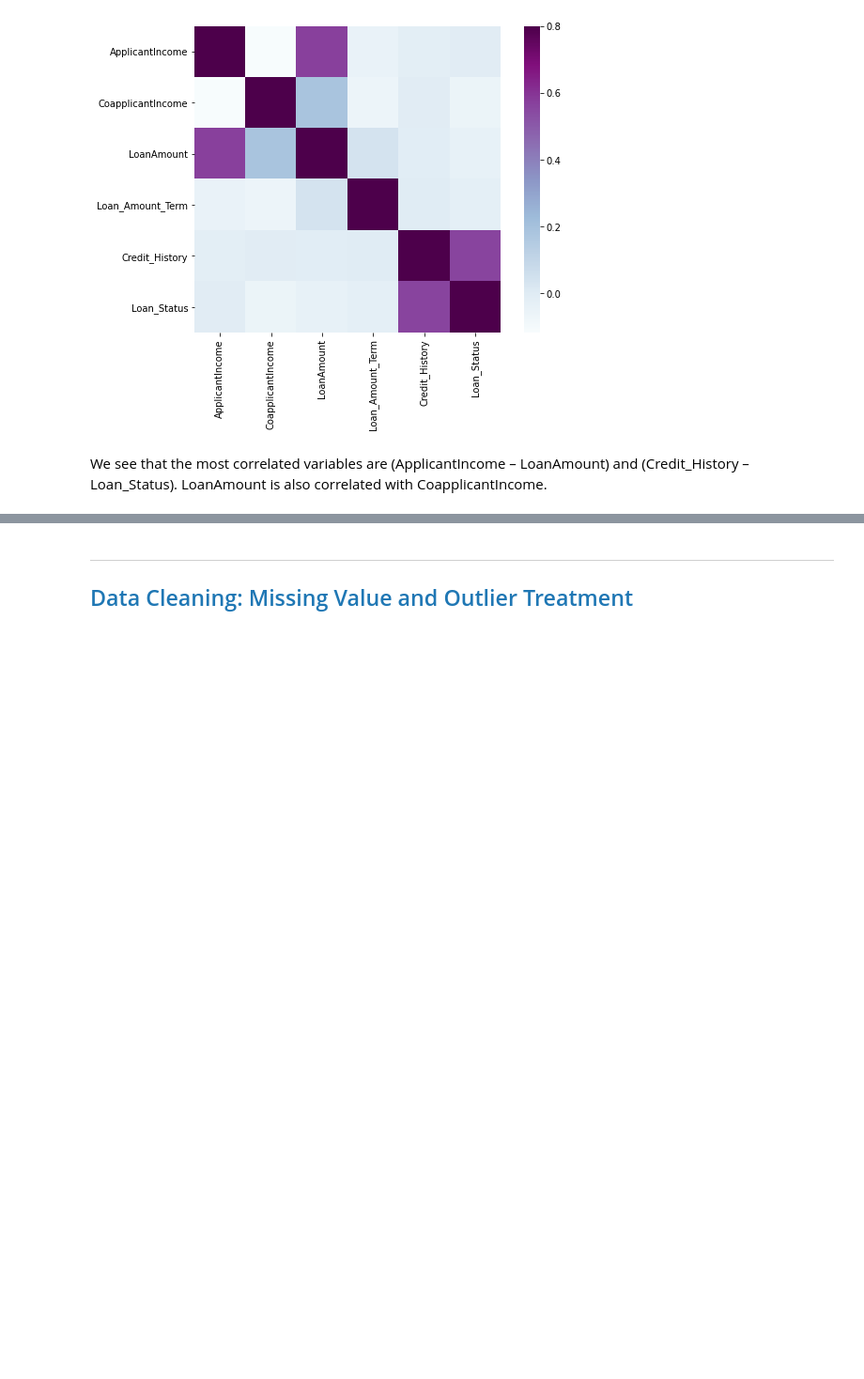
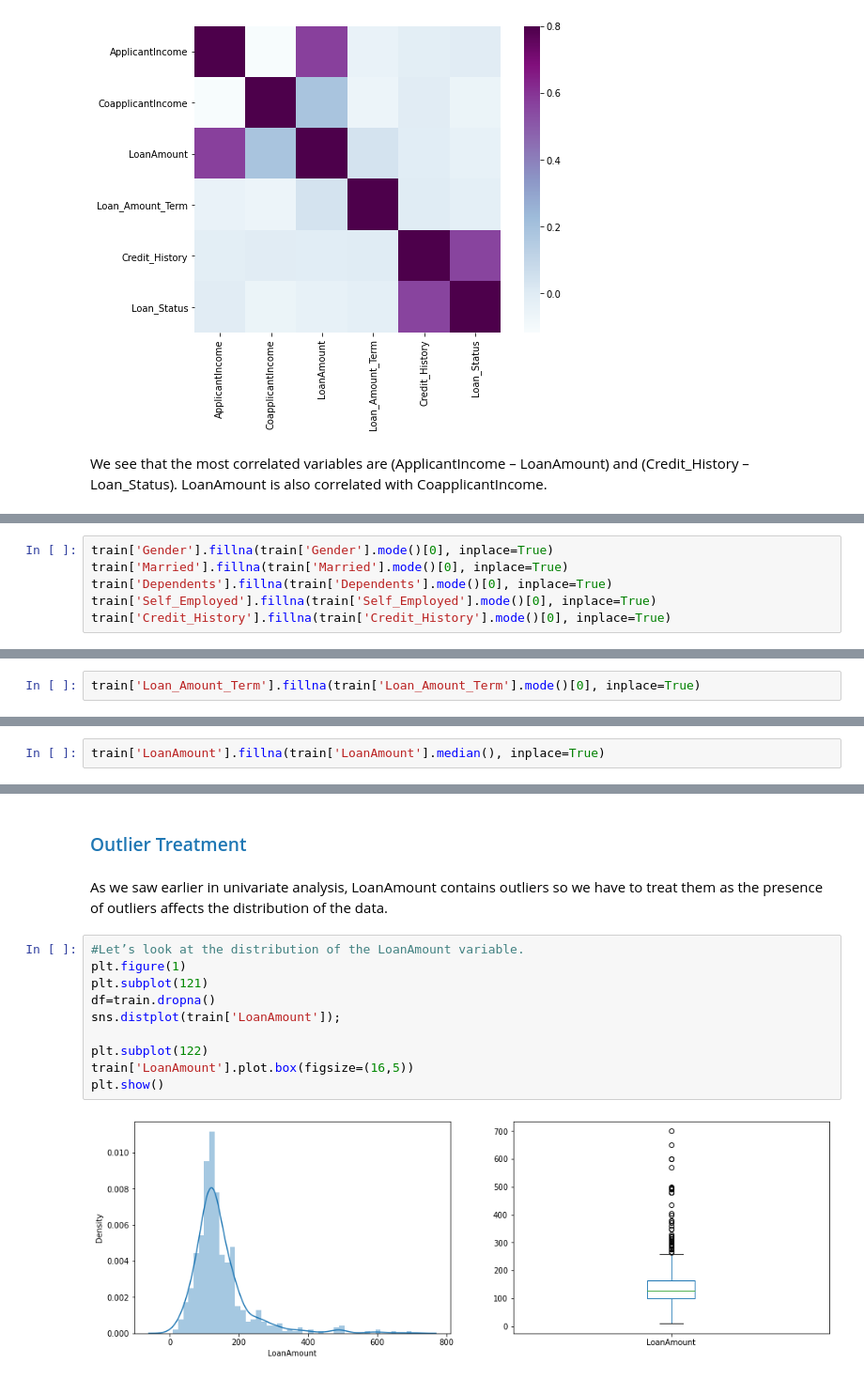
Before and after one commit to omulei/Automated-Loan-Eligibility-Prediction, a Jupyter notebook: Loan Approval Prediction using Machine Learning.ipynb, the cells around one changed output, grey strips where cells are left out. Shown at 94% size. Cells and saved outputs as stored; diff of their text form; blank space fills up the shorter version.

```diff
--- a/Loan Approval Prediction using Machine Learning.ipynb
+++ b/Loan Approval Prediction using Machine Learning.ipynb
@@ -448,0 +486,6 @@ We see that the most correlated variables are (ApplicantIncome – LoanAmount) a
+# %%
+train['Gender'].fillna(train['Gender'].mode()[0], inplace=True)
+train['Married'].fillna(train['Married'].mode()[0], inplace=True)
+train['Dependents'].fillna(train['Dependents'].mode()[0], inplace=True)
+train['Self_Employed'].fillna(train['Self_Employed'].mode()[0], inplace=True)
+train['Credit_History'].fillna(train['Credit_History'].mode()[0], inplace=True)
@@ -448,0 +510,2 @@ We see that the most correlated variables are (ApplicantIncome – LoanAmount) a
+# %%
+train['Loan_Amount_Term'].fillna(train['Loan_Amount_Term'].mode()[0], inplace=True)
@@ -448,0 +514,2 @@ We see that the most correlated variables are (ApplicantIncome – LoanAmount) a
+# %%
+train['LoanAmount'].fillna(train['LoanAmount'].median(), inplace=True)
@@ -449,3 +544,16 @@ We see that the most correlated variables are (ApplicantIncome – LoanAmount) a
 # %% [markdown]
----
-## <span style="color: #1f77b4;">Data Cleaning: Missing Value and Outlier Treatment</span>
+### <span style="color: #1f77b4;">Outlier Treatment</span>
+# %% [markdown]
+As we saw earlier in univariate analysis, LoanAmount contains outliers so we have to treat them as the presence of outliers affects the distribution of the data.
+# %%
+#Let’s look at the distribution of the LoanAmount variable.
+plt.figure(1)
+plt.subplot(121)
+df=train.dropna()
+sns.distplot(train['LoanAmount']);
+
+plt.subplot(122)
+train['LoanAmount'].plot.box(figsize=(16,5))
+plt.show()
+# %% [output]
+[figure, added]
```
Also changed, not shown: parts of 47 cells of this notebook, 5 other files.
